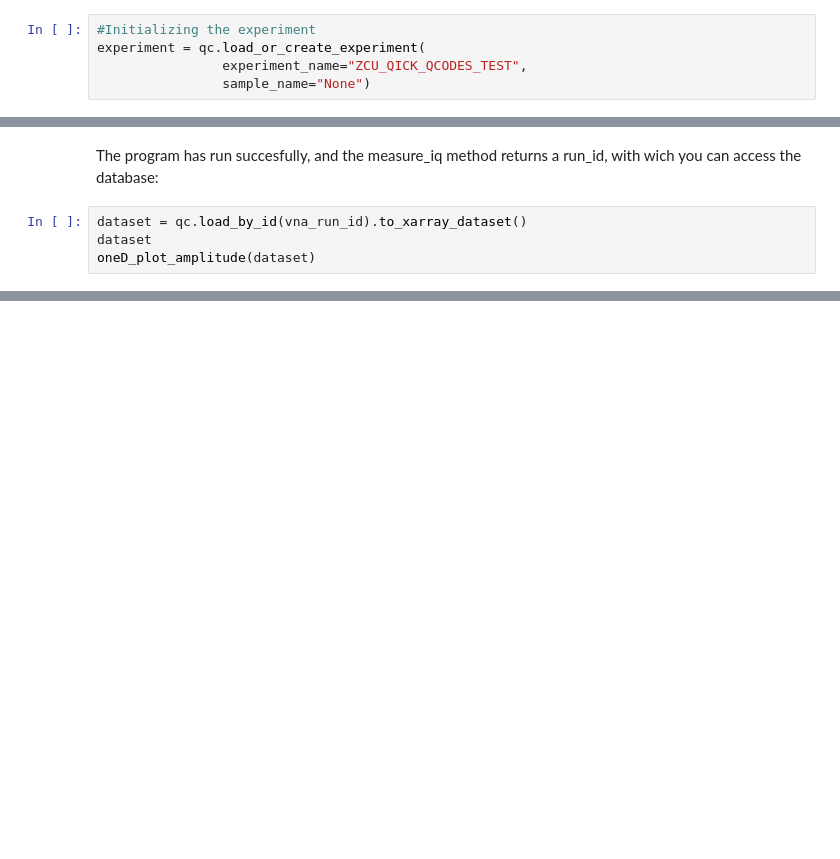
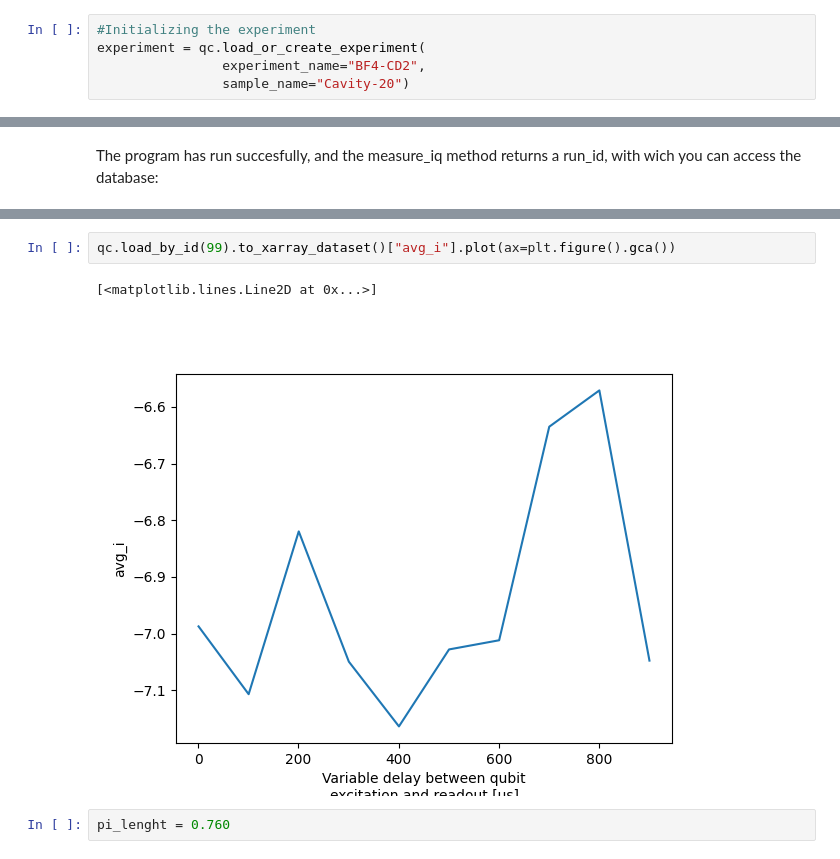
Before and after one commit to aalto-qcd/qcodes_qick, a Jupyter notebook: troubleshoot-notebook.ipynb, the cells around one changed output, grey strips where cells are left out. Cells and saved outputs as stored; diff of their text form; blank space fills up the shorter version.

```diff
--- a/troubleshoot-notebook.ipynb
+++ b/troubleshoot-notebook.ipynb
@@ -34,8 +43,8 @@ station = ZCU216Station()
 # %%
 #Initializing the experiment
 experiment = qc.load_or_create_experiment(
-                experiment_name="ZCU_QICK_QCODES_TEST",
-                sample_name="None")
+                experiment_name="BF4-CD2",
+                sample_name="Cavity-20")
 # %% [markdown]
 ## Adding QICK Channels
 # %%
@@ -122,6 +155,2 @@ Starting experimental run with id: 1460.
 # %% [markdown]
 The program has run succesfully, and the measure_iq method returns a run_id, with wich you can access the database:
-# %%
-dataset = qc.load_by_id(vna_run_id).to_xarray_dataset()
-dataset
-oneD_plot_amplitude(dataset)
@@ -186,0 +333,7 @@ NameError: name 'ppsproto' is not defined
+# %%
+qc.load_by_id(99).to_xarray_dataset()["avg_i"].plot(ax=plt.figure().gca())
+# %% [output]
+[<matplotlib.lines.Line2D at 0x...>]
+[figure, added]
+# %%
+pi_lenght = 0.760
```
Also changed, not shown: parts of 42 cells of this notebook, 6 other files.
